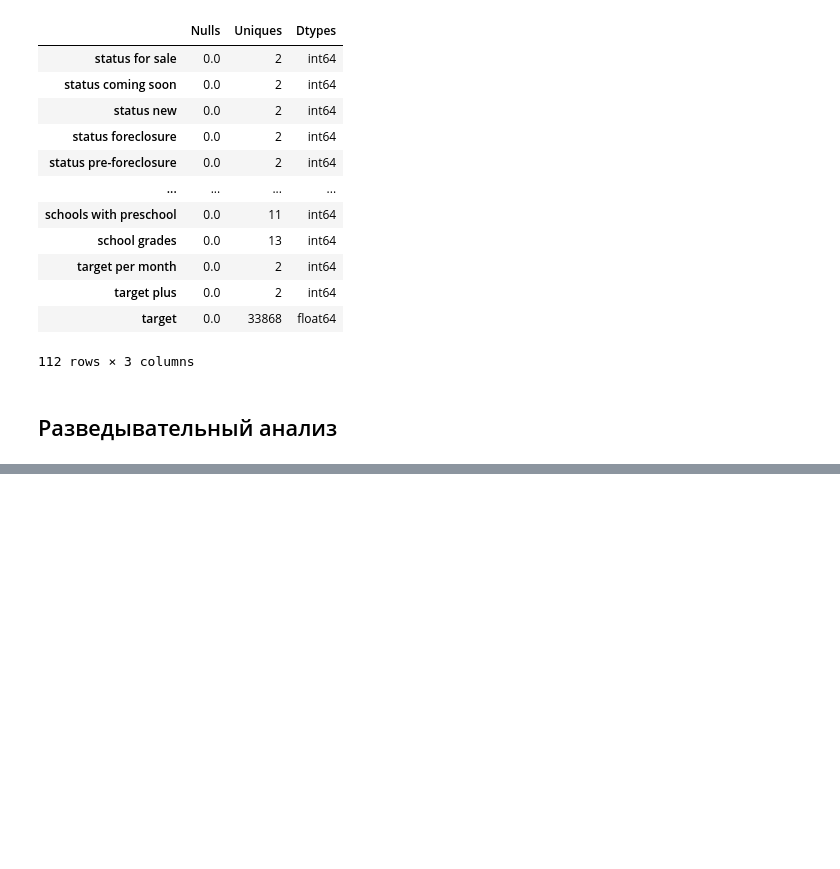
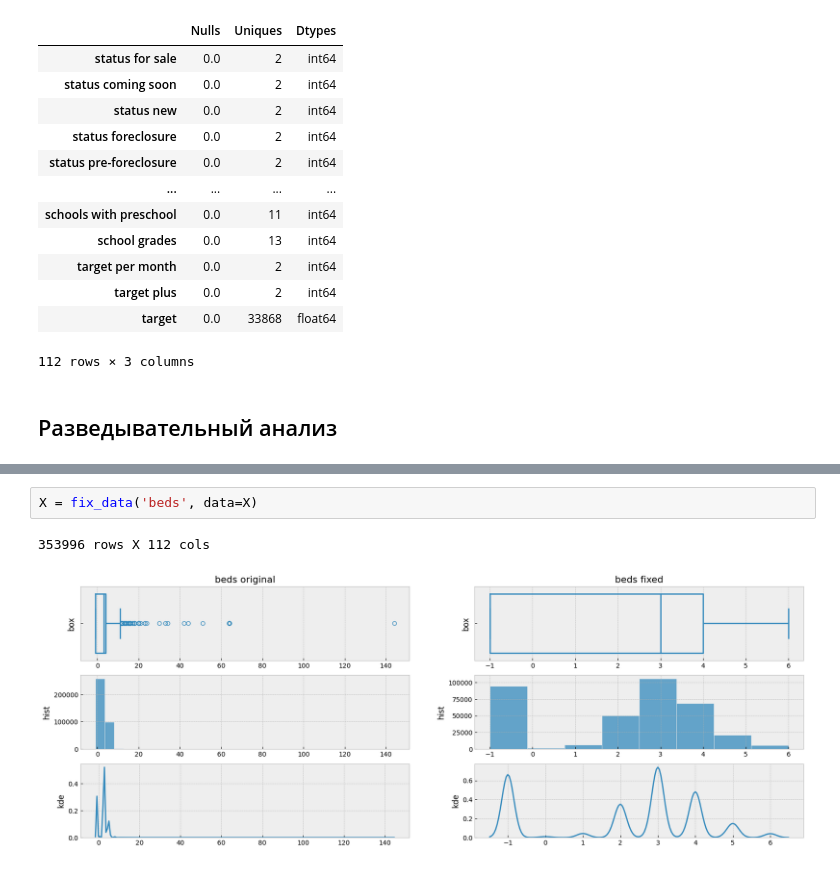
Before and after one commit to georgekovin/Housing-Regression-Project, a Jupyter notebook: modeling_nb.ipynb, the cells around one changed output, grey strips where cells are left out. Saved outputs shown, nothing was run; the diff lists cells and outputs as text; blank space fills up the shorter version.

```diff
--- a/modeling_nb.ipynb
+++ b/modeling_nb.ipynb
@@ -124,0 +248,5 @@ show_barplot('cooling')
+# %%
+X = fix_data('beds', data=X)
+# %% [output]
+353996 rows X 112 cols
+[figure, added]
```
Also changed, not shown: parts of 21 cells of this notebook, 3 other files.
